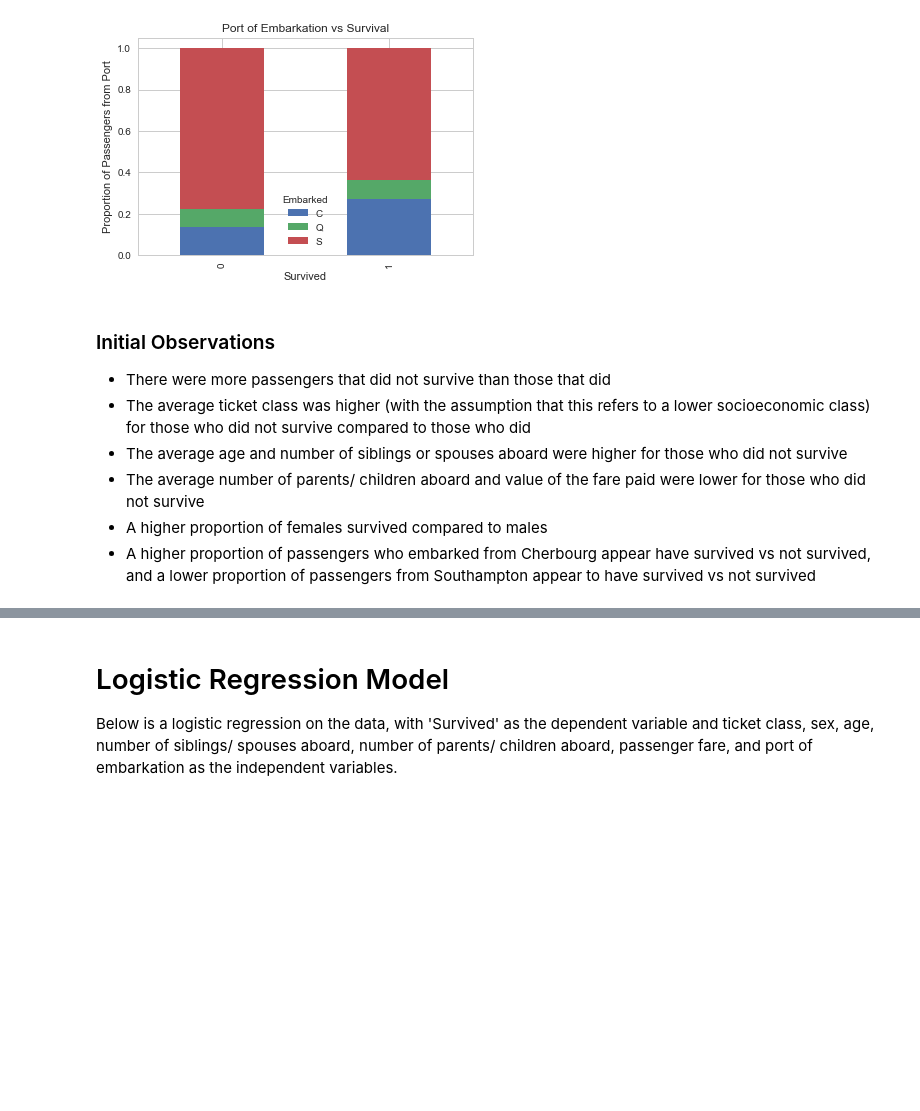
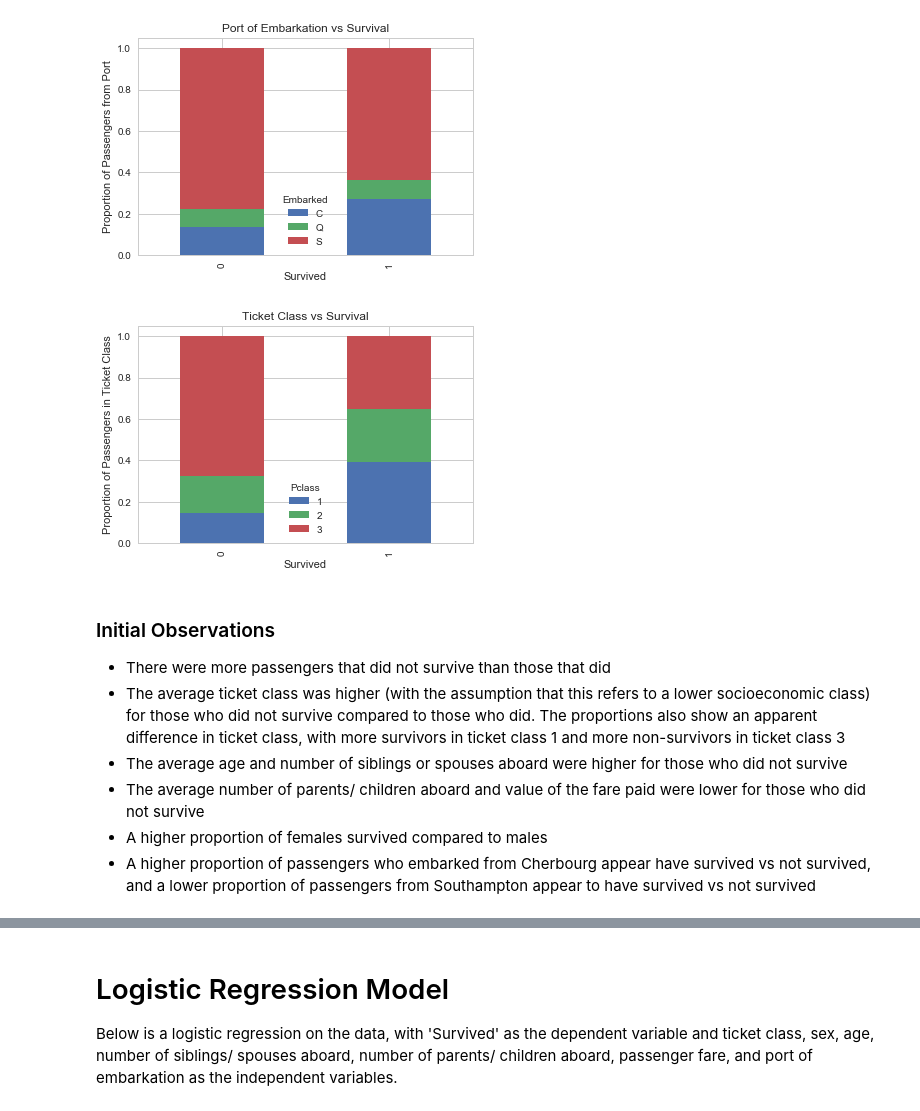
Before and after one commit to abarnes023/titanic-project, a Jupyter notebook: Survival_on_the_Titanic.ipynb, the cells around one changed output, grey strips where cells are left out. Cells and saved outputs as stored; diff of their text form; code cells hidden in the pictures; blank space fills up the shorter version.

```diff
--- a/Survival_on_the_Titanic.ipynb
+++ b/Survival_on_the_Titanic.ipynb
@@ -170,11 +189,20 @@ plt.ylabel('Proportion of Passengers from Port')
 plt.show()
 # %% [output]
 [figure]
+# %%
+# Compare ticket class proportions for survival outcomes
+table_pclass = pd.crosstab(titanic.Survived, titanic.Pclass)
+table_pclass_prop = table_pclass.div(table_pclass.sum(1), axis=0).plot.bar(stacked=True)
+plt.title('Ticket Class vs Survival')
+plt.ylabel('Proportion of Passengers in Ticket Class')
+plt.show()
+# %% [output]
+[figure, added]
 # %% [markdown]
 ### Initial Observations
 
 - There were more passengers that did not survive than those that did
-- The average ticket class was higher (with the assumption that this refers to a lower socioeconomic class) for those who did not survive compared to those who did
+- The average ticket class was higher (with the assumption that this refers to a lower socioeconomic class) for those who did not survive compared to those who did. The proportions also show an apparent difference in ticket class, with more survivors in ticket class 1 and more non-survivors in ticket class 3
 - The average age and number of siblings or spouses aboard were higher for those who did not survive
 - The average number of parents/ children aboard and value of the fare paid were lower for those who did not survive
 - A higher proportion of females survived compared to males
```
Also changed, not shown: parts of 15 cells of this notebook.
